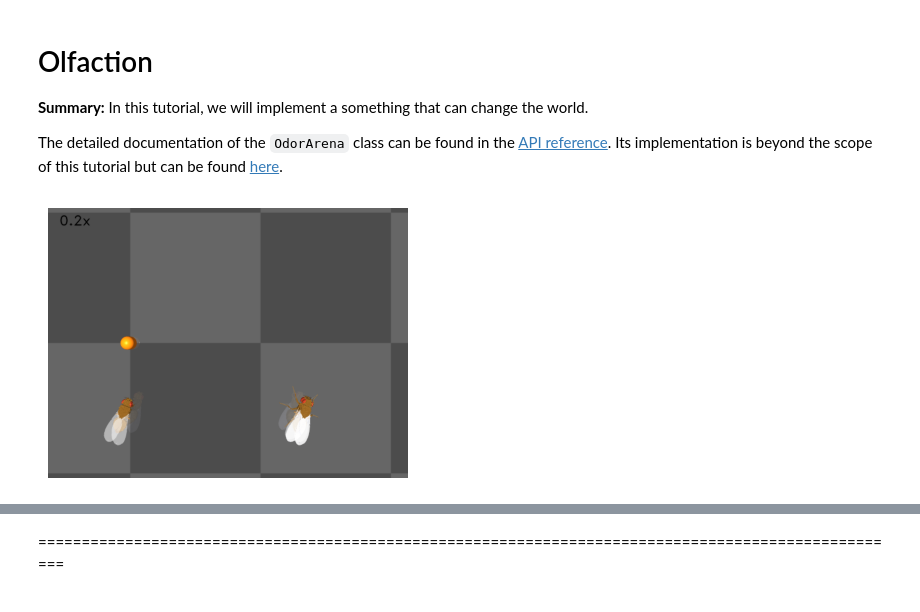
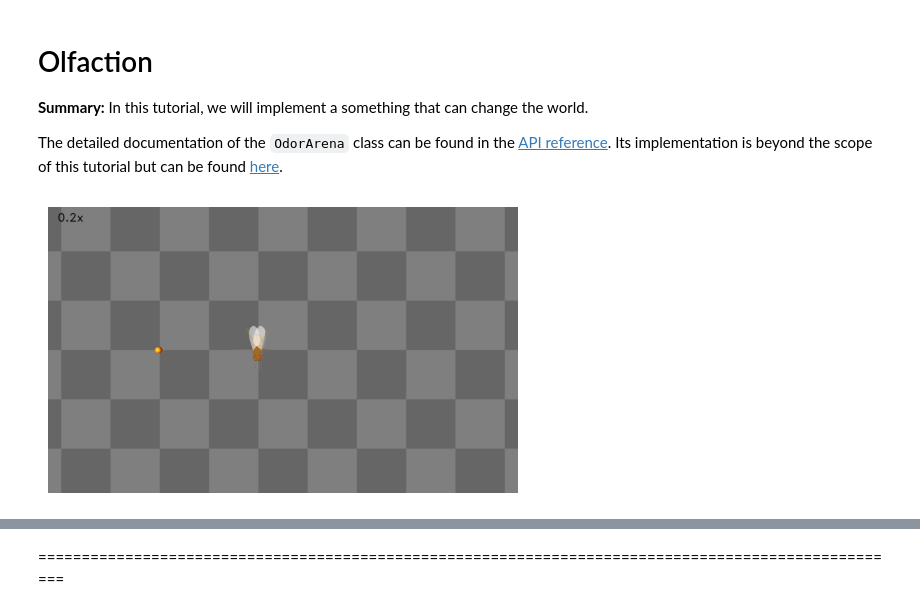
Before and after one commit to LeMonsieurPompidou/Cobar_olfactoryAlgorithm, a Jupyter notebook: Olfaction.ipynb, the cells around one changed output, grey strips where cells are left out. Drawn from its saved outputs; the diff is of its cells as text; code cells hidden in the pictures.

```diff
--- a/Olfaction.ipynb
+++ b/Olfaction.ipynb
@@ -23,53 +26,74 @@ from pathlib import Path
 
 Path("./outputs").mkdir(exist_ok=True)
 # %%
-odor_source = np.array([[0, 0, 0.2]])
+odor_source = np.array([[5, 0, 0.2]])
 peak_odor_intensity = np.array([[1, 0]])
 marker_colors = [[255, 127, 14]]
 marker_colors = np.array([[*np.array(color) / 255, 1] for color in marker_colors])
 odor_dimensions = len(peak_odor_intensity[0])
+
+# #for multiple sources
+# odor_source = np.array([[24, 0, 1.5], [8, -4, 1.5], [16, 4, 1.5]])
+# peak_odor_intensity = np.array([[1, 0], [0, 1], [0, 1]])
+# marker_colors = [[255, 127, 14], [31, 119, 180], [31, 119, 180]]
+# odor_dimensions = len(peak_odor_intensity[0])
 # %%
 # We start by creating a simple arena
 flat_terrain_arena = FlatTerrain()
 
 # Then, we add visual and olfactory features on top of it
-arena = ObstacleOdorArena(
-    terrain=flat_terrain_arena,
-    obstacle_positions=np.array([(-100, 0), (125, 5), (175, -5)]),
+arena = OdorArena(
     odor_source=odor_source,
     peak_odor_intensity=peak_odor_intensity,
-    marker_size=0.5,
-    obstacle_colors=[(0.14, 0.14, 0.2, 1), (0.2, 0.8, 0.2, 1), (0.2, 0.2, 0.8, 1)],
-    user_camera_settings=((13, -18, 20), (np.deg2rad(65), 0, 0), 45),
+    diffuse_func=lambda x: x**-2,
+    marker_colors=marker_colors,
+    marker_size=0.3,
 )
 # %%
 contact_sensor_placements = [
     f"{leg}{segment}"
     for leg in ["LF", "LM", "LH", "RF", "RM", "RH"]
     for segment in ["Tibia", "Tarsus1", "Tarsus2", "Tarsus3", "Tarsus4", "Tarsus5"]
 ]
 
 fly = Fly(
-    spawn_pos=(13, -5, 0.2),
-    #spawn_pos=(0, -5, 0.2),
-    spawn_orientation=(0, 0, np.pi / 2 + np.deg2rad(70)),
+    spawn_pos=(0, 0, 0.2),
+    spawn_orientation=(0, 0, 0),
     contact_sensor_placements=contact_sensor_placements,
-    enable_vision=True,
-    render_raw_vision=True,
     enable_olfaction=True,
+    enable_adhesion=True,
+    draw_adhesion=False,
 )
 
-cam = Camera(fly=fly, play_speed=0.2, camera_id="birdeye_cam")
-#cam = Camera(fly=fly, play_speed=0.2, camera_id="user_cam")
-sim = HybridTurningNMF(fly=fly, cameras=[cam], arena=arena)
+cam = Camera(
+    fly=fly,
+    camera_id="birdeye_cam",
+    play_speed=0.2,
+    window_size=(1000, 608),
+)
 
-for i in range(500):
-    obs, reward, terminated, truncated, info = sim.step(np.zeros(2))
+sim = HybridTurningNMF(
+    fly=fly,
+    cameras=[cam],
+    arena=arena,
+    #timestep=1e-4,
+)
+
+# for i in range(50):
+#     # # # # arena.odor_source[]
+#     obs, reward, terminated, truncated, info = sim.step(np.zeros(2))
+#     sim.render()
+
+marker = arena.root_element.find("body", "odor_source_marker_0")
+sim.physics.bind(marker).mocap_pos[:2] = [-10, 0]
+arena.odor_source[0, :2] = [-10, 0]
+
+for i in range(1):
+    sim.step(np.zeros(2))
     sim.render()
-
-fig, ax = plt.subplots(figsize=(4, 3), tight_layout=True)
+fig, ax = plt.subplots(1, 1, figsize=(5, 4), tight_layout=True)
 ax.imshow(cam._frames[-1])
 ax.axis("off")
-fig.savefig("./outputs/vision_sim_env.png")
+fig.savefig("./outputs/olfaction_env.png")
 # %% [output]
-[figure, old version]
+[figure, new version]
```
Also changed, not shown: parts of 9 cells of this notebook, 19 other files.
